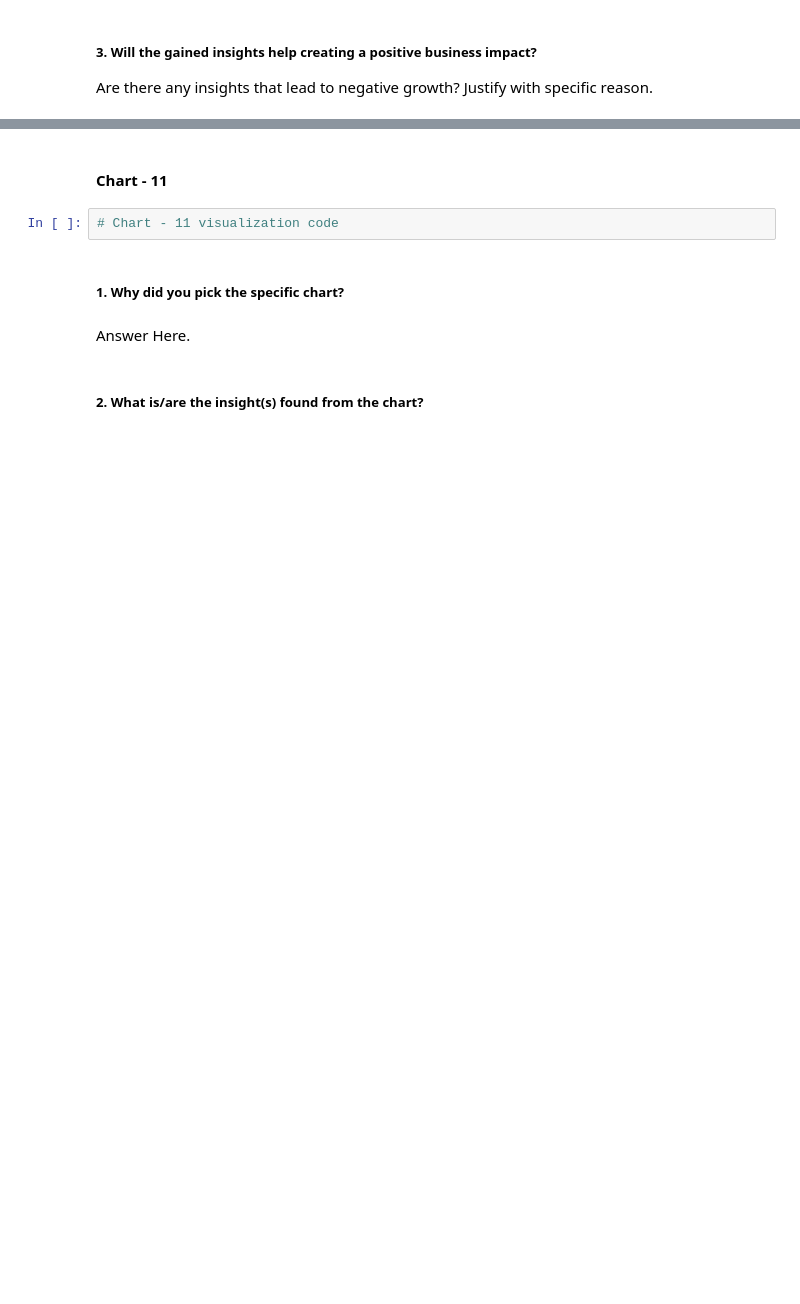
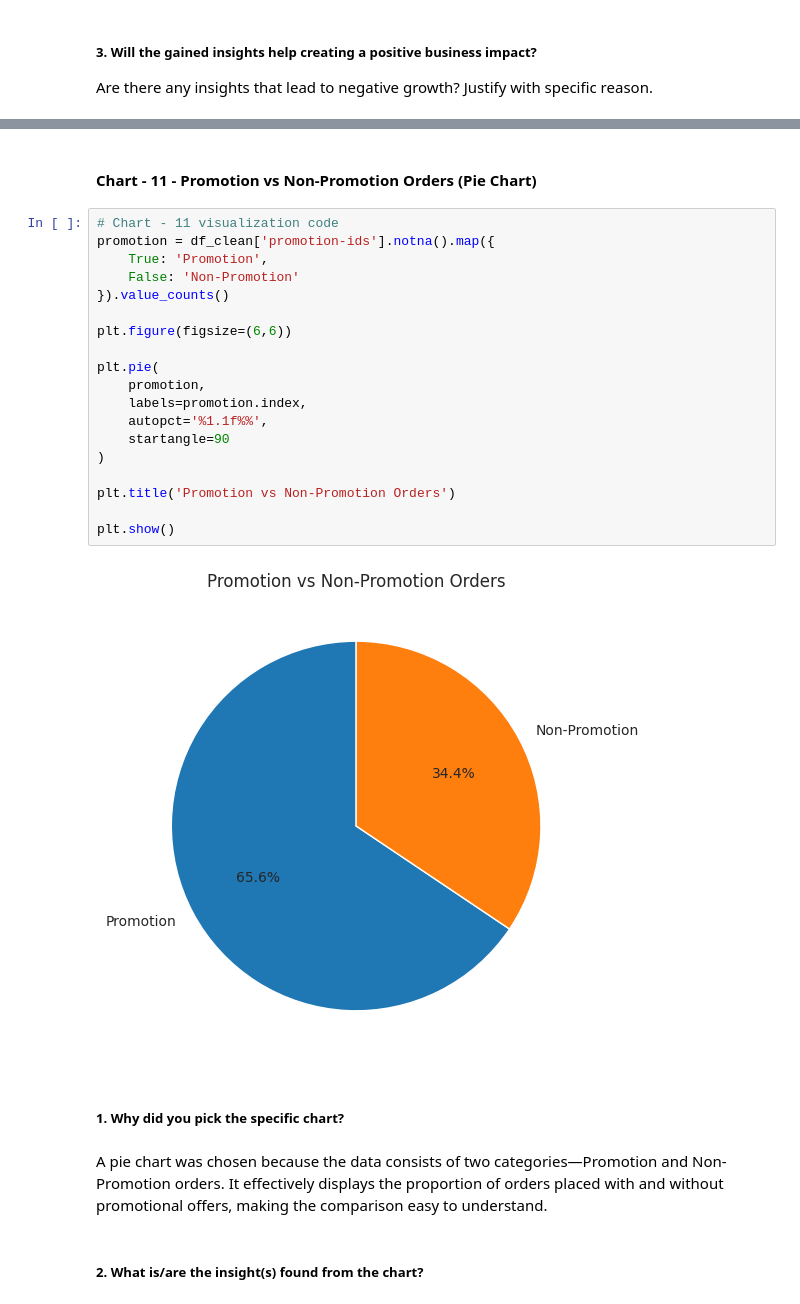
Before and after one commit to adityajain9756-rgb/ecommerce-sales-analysis, a Jupyter notebook: EDA_aditya_amazon.ipynb, the cells around one changed output, grey strips where cells are left out. Saved outputs shown, nothing was run; the diff lists cells and outputs as text; blank space fills up the shorter version.

```diff
--- a/EDA_aditya_amazon.ipynb
+++ b/EDA_aditya_amazon.ipynb
@@ -651,10 +693,29 @@ Answer Here
 # %% [markdown]
-#### Chart - 11
+#### Chart - 11 - Promotion vs Non-Promotion Orders (Pie Chart)
-# %%
-# Chart - 11 visualization code
+# %%
+# Chart - 11 visualization code
+promotion = df_clean['promotion-ids'].notna().map({
+    True: 'Promotion',
+    False: 'Non-Promotion'
+}).value_counts()
+
+plt.figure(figsize=(6,6))
+
+plt.pie(
+    promotion,
+    labels=promotion.index,
+    autopct='%1.1f%%',
+    startangle=90
+)
+
+plt.title('Promotion vs Non-Promotion Orders')
+
+plt.show()
+# %% [output]
+[figure, added]
 # %% [markdown]
 ##### 1. Why did you pick the specific chart?
-# %% [markdown]
-Answer Here.
+# %% [markdown]
+A pie chart was chosen because the data consists of two categories—Promotion and Non-Promotion orders. It effectively displays the proportion of orders placed with and without promotional offers, making the comparison easy to understand.
 # %% [markdown]
 ##### 2. What is/are the insight(s) found from the chart?
```
Also changed, not shown: parts of 23 cells of this notebook.
